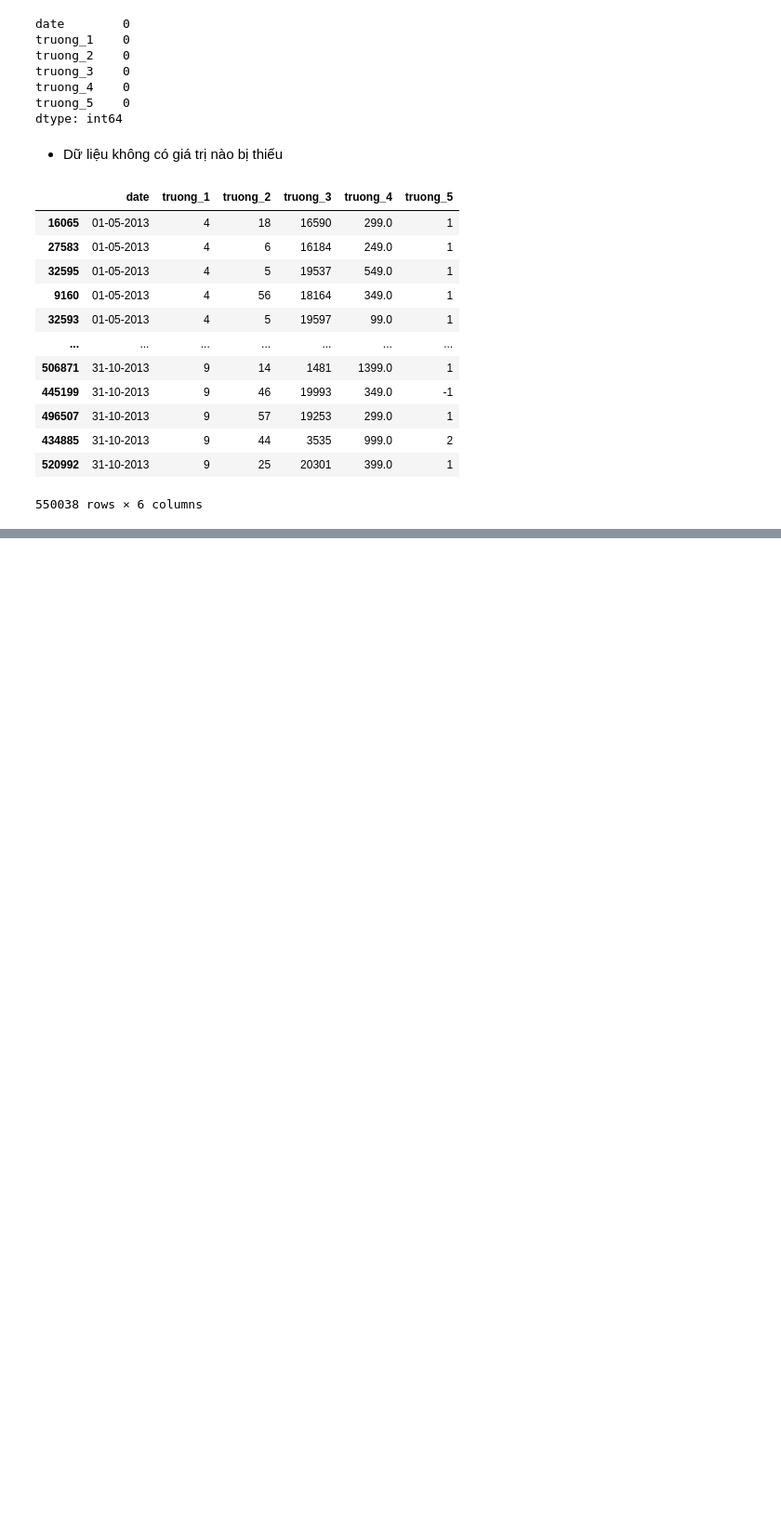
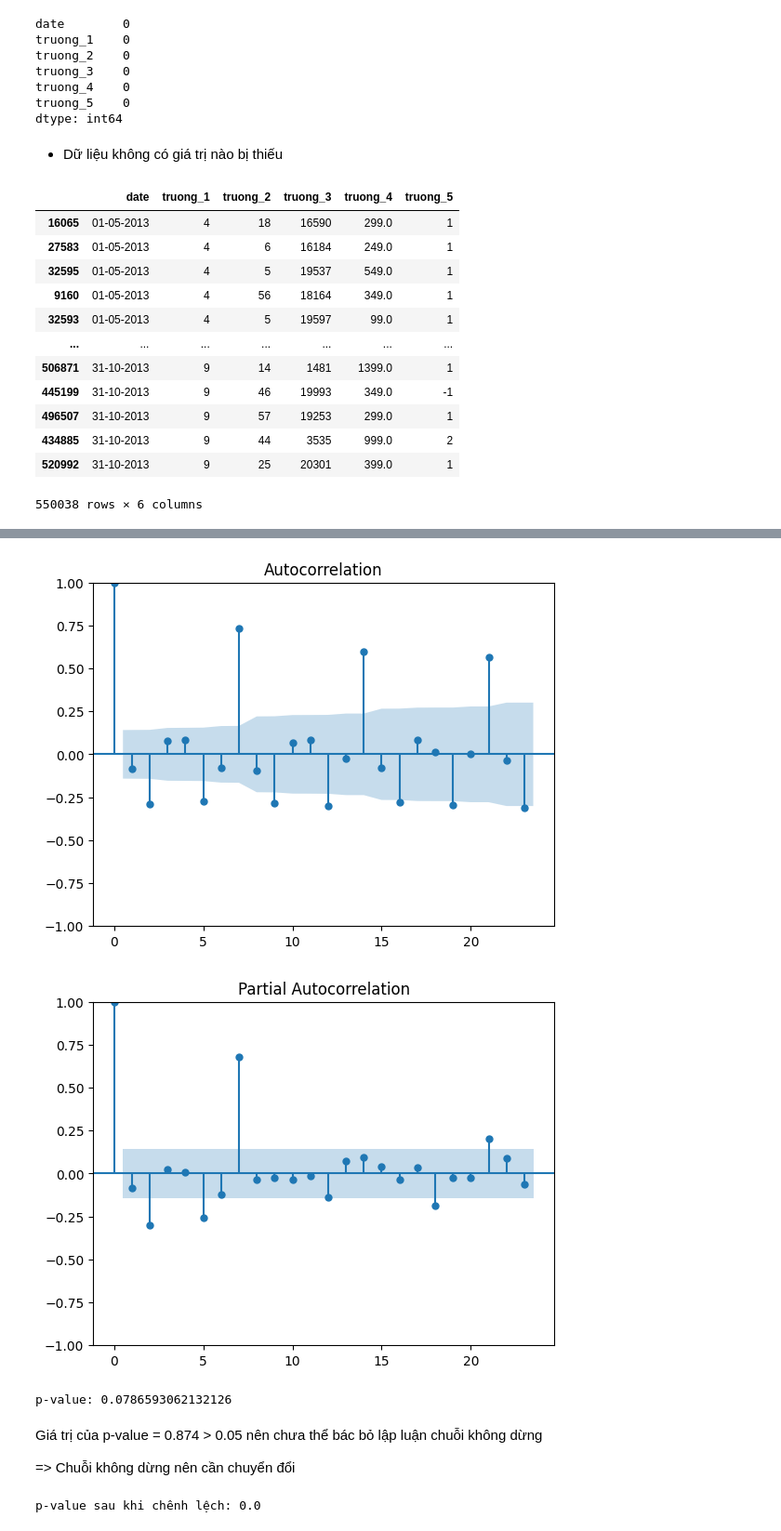
Before and after one commit to tuan1011nguyen/TimeSeries_Kiemtra, a Jupyter notebook: 2151264692_NguyenDucTuan.ipynb, the cells around one changed output, grey strips where cells are left out. Shown: that part at 93% size. Drawn from its saved outputs; the diff is of its cells as text; code cells hidden in the pictures; blank space fills up the shorter version.

```diff
--- a/2151264692_NguyenDucTuan.ipynb
+++ b/2151264692_NguyenDucTuan.ipynb
@@ -113,0 +140,4 @@ plt.show()
+# %%
+data = df
+data = data['truong_3']
+print(data)
@@ -113,0 +158,19 @@ plt.show()
+# %%
+train_size = int(len(data) * 0.9)
+df_train_goc, df_test_goc = data[:train_size], data[train_size:]
+# %%
+acf_original = plot_acf(df_train_goc)
+
+pacf_original = plot_pacf(df_train_goc)
+# %% [output]
+[figure, added]
+[figure, added]
+# %%
+adf_test = adfuller(data)
+print(f'p-value: {adf_test[1]}')
+# %% [output]
+p-value: 0.0786593062132126
+# %% [markdown]
+Giá trị của p-value = 0.874 > 0.05 nên chưa thể bác bỏ lập luận chuỗi không dừng
+
+=> Chuỗi không dừng nên cần chuyển đổi
@@ -113,0 +179,5 @@ plt.show()
+# %%
+adf_test_diff = adfuller(data2)
+print(f'p-value sau khi chênh lệch: {adf_test_diff[1]}')
+# %% [output]
+p-value sau khi chênh lệch: 0.0
```
Also changed, not shown: parts of 23 cells of this notebook.
